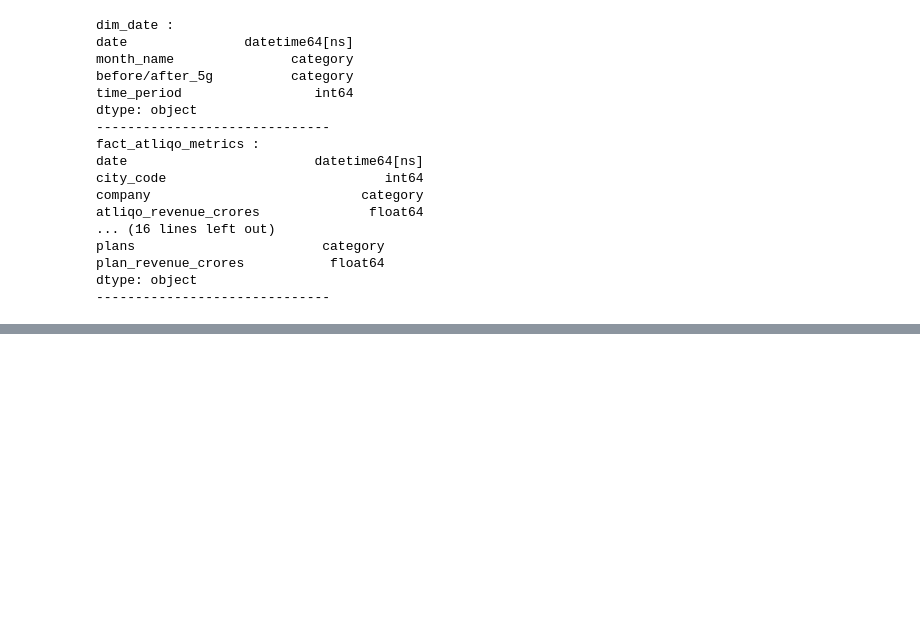
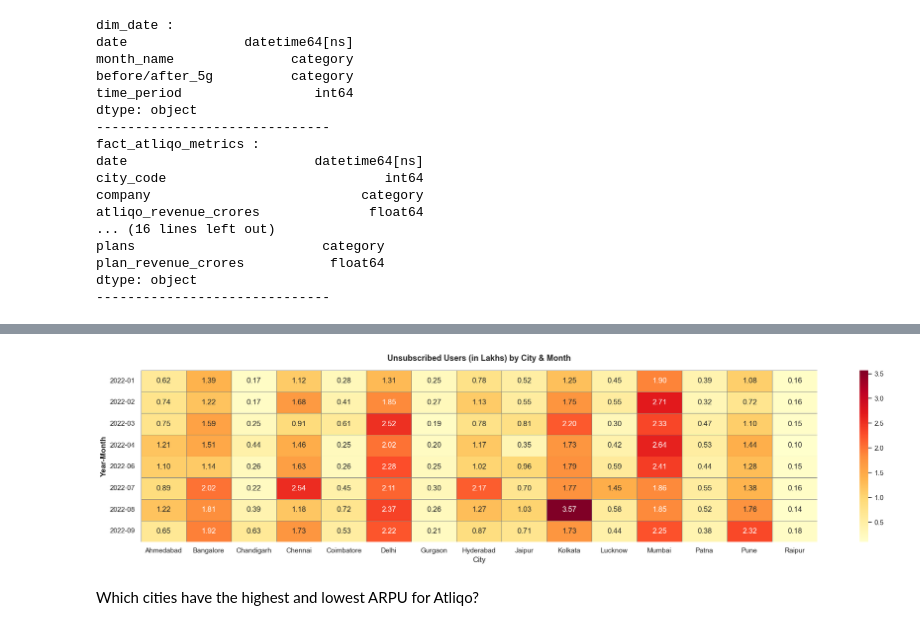
Before and after one commit to Shandeep-Raula/Pre-vs-Post-5G-Performance-Insights-and-KPI-Analysis, a Jupyter notebook: Python/EDA.ipynb, the cells around one changed output, grey strips where cells are left out. Drawn from its saved outputs; the diff is of its cells as text; code cells hidden in the pictures; blank space fills up the shorter version.

```diff
--- a/Python/EDA.ipynb
+++ b/Python/EDA.ipynb
@@ -198,0 +247,29 @@ dtype: object
+# %%
+fact_atliqo_metrics_merged = fact_atliqo_metrics.merge(dim_cities,on='city_code' , how='left') \
+                                                .merge(dim_date, on='date', how='left')
+
+fact_atliqo_metrics_merged  = fact_atliqo_metrics_merged[['date','city_name','unsubscribed_users_lakhs']]
+
+fact_atliqo_metrics_merged['year_month'] = fact_atliqo_metrics_merged['date']\
+                                                    .dt.to_period('M').astype(str)
+
+unsub_trend = fact_atliqo_metrics_merged.groupby(['year_month', 'city_name'])['unsubscribed_users_lakhs'].sum().reset_index()
+
+unsub_pivot = unsub_trend.pivot(index='year_month',
+                                columns='city_name',
+                                values='unsubscribed_users_lakhs')
+# %%
+plt.figure(figsize=(20, 5))
+sns.heatmap(unsub_pivot, annot=True, fmt=".2f", cmap="YlOrRd", linewidths=0.5, linecolor='gray')
+
+plt.title("Unsubscribed Users (in Lakhs) by City & Month", fontsize=13, weight='bold', pad=15)
+plt.xlabel("City", fontsize=12)
+plt.ylabel("Year-Month", fontsize=12 , weight='bold')
+plt.xticks(rotation=0)
+plt.yticks(rotation=0)
+plt.tight_layout()
+plt.show()
+# %% [output]
+[figure, added]
+# %% [markdown]
+Which cities have the highest and lowest ARPU for Atliqo?
```
Also changed, not shown: parts of 7 cells of this notebook.
